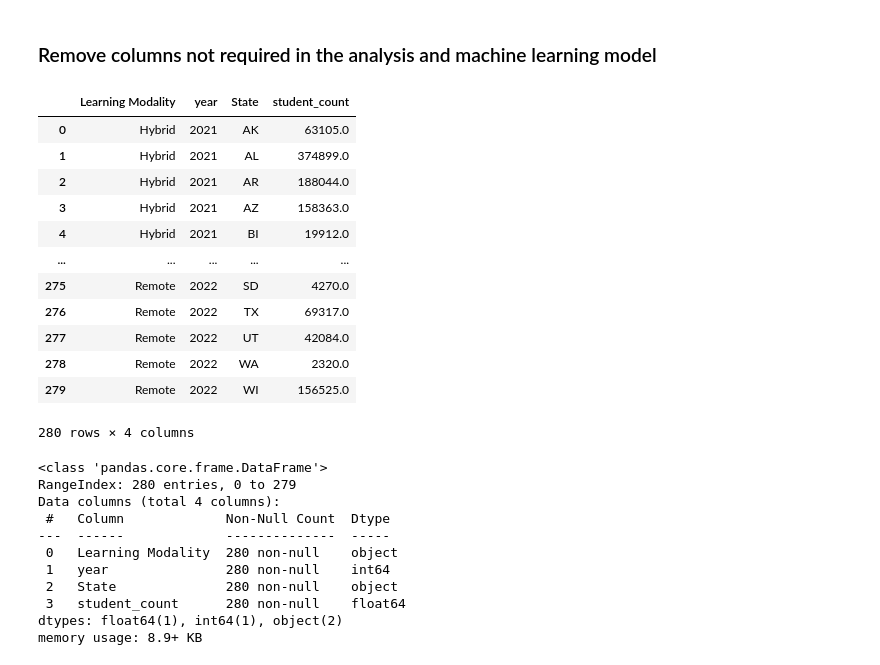
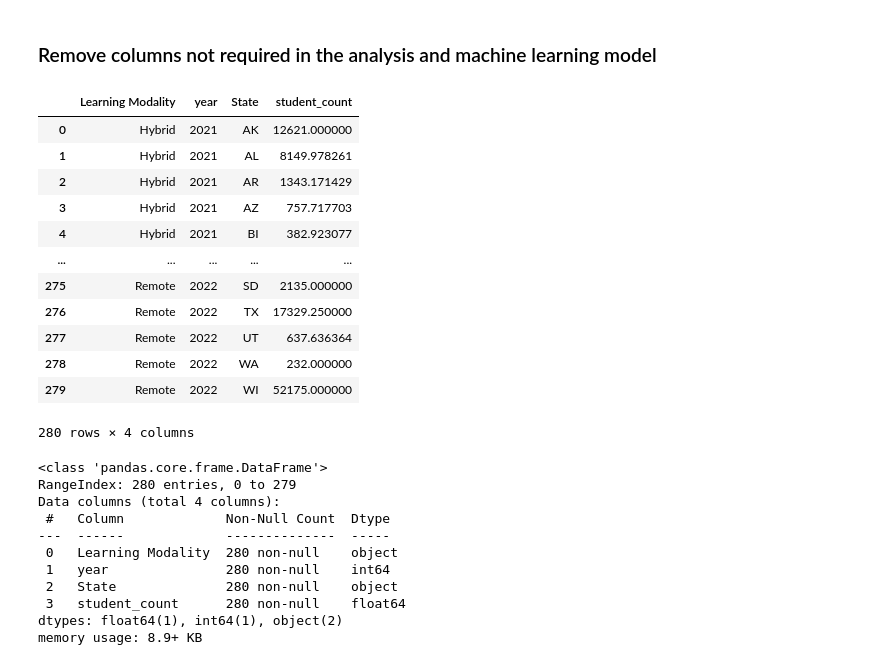
Before and after one commit to uzmabb182/Data602_Assignments, a Jupyter notebook: Final_Project_Data_602/data_602_final_project.ipynb, the cells around one changed output. Cells and saved outputs as stored; diff of their text form; code cells hidden in the pictures.

Commit message:
average student count is taken

```diff
--- a/Final_Project_Data_602/data_602_final_project.ipynb
+++ b/Final_Project_Data_602/data_602_final_project.ipynb
@@ -250,21 +268,21 @@ modality_df
 ### Remove columns not required in the analysis and machine learning model
 # %%
 # Groupby one column and return the mean of only particular column in the group.
-modality_df = modality_df.groupby(['Learning Modality', 'year', 'State'], as_index=False).agg(student_count= ('Student Count','sum'))
+modality_df = modality_df.groupby(['Learning Modality', 'year', 'State'], as_index=False).agg(student_count= ('Student Count','mean'))
 modality_df
 # %% [output]
 |  | Learning Modality | year | State | student_count |
-| 0 | Hybrid | 2021 | AK | 63105.0 |
-| 1 | Hybrid | 2021 | AL | 374899.0 |
-| 2 | Hybrid | 2021 | AR | 188044.0 |
-| 3 | Hybrid | 2021 | AZ | 158363.0 |
-| 4 | Hybrid | 2021 | BI | 19912.0 |
+| 0 | Hybrid | 2021 | AK | 12621.000000 |
+| 1 | Hybrid | 2021 | AL | 8149.978261 |
+| 2 | Hybrid | 2021 | AR | 1343.171429 |
+| 3 | Hybrid | 2021 | AZ | 757.717703 |
+| 4 | Hybrid | 2021 | BI | 382.923077 |
 | ... | ... | ... | ... | ... |
-| 275 | Remote | 2022 | SD | 4270.0 |
-| 276 | Remote | 2022 | TX | 69317.0 |
-| 277 | Remote | 2022 | UT | 42084.0 |
-| 278 | Remote | 2022 | WA | 2320.0 |
-| 279 | Remote | 2022 | WI | 156525.0 |
+| 275 | Remote | 2022 | SD | 2135.000000 |
+| 276 | Remote | 2022 | TX | 17329.250000 |
+| 277 | Remote | 2022 | UT | 637.636364 |
+| 278 | Remote | 2022 | WA | 232.000000 |
+| 279 | Remote | 2022 | WI | 52175.000000 |
 280 rows × 4 columns
 # %%
 modality_df.info()
```
Also changed, not shown: parts of 9 cells of this notebook, 1 other file.
